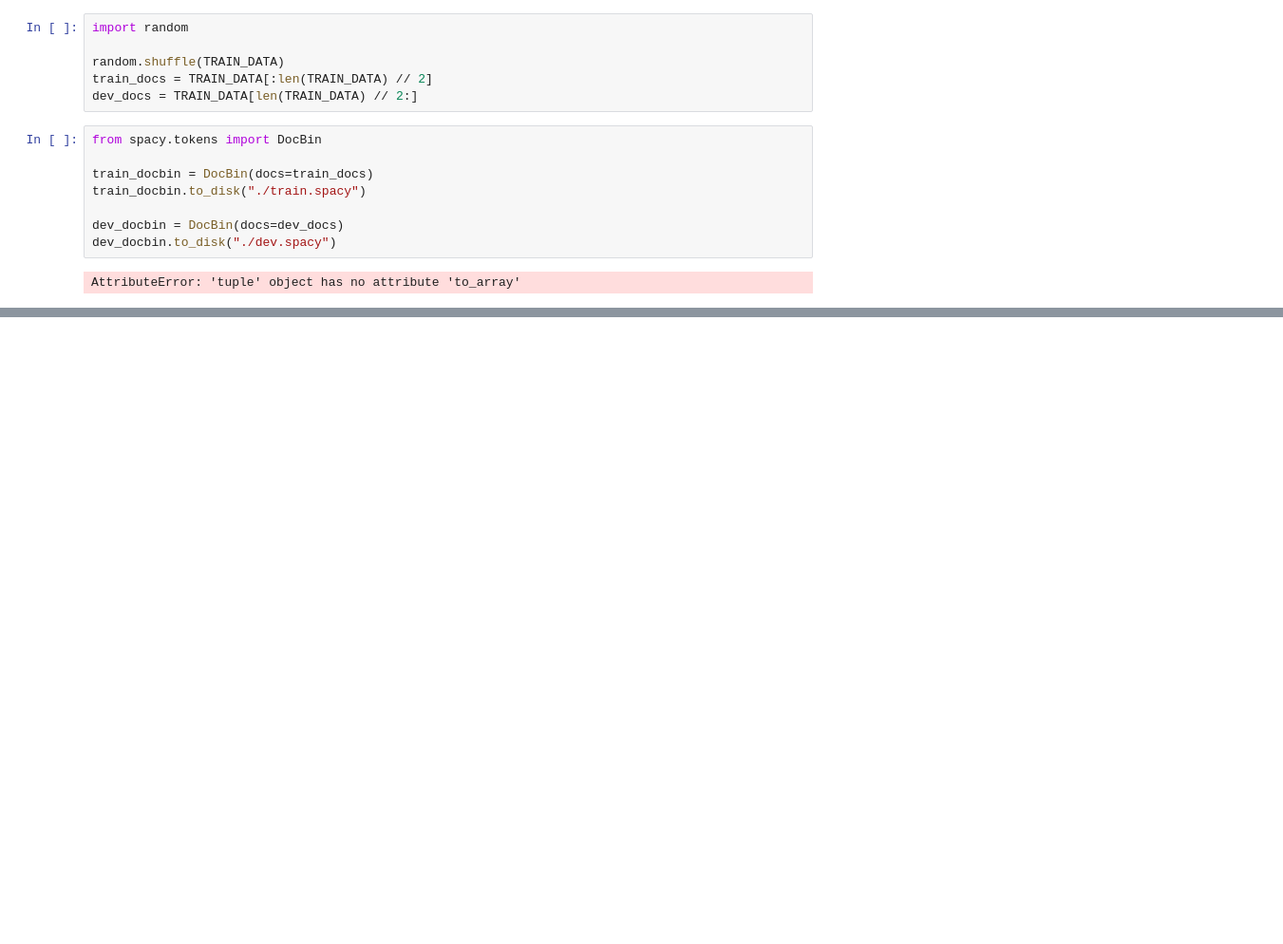
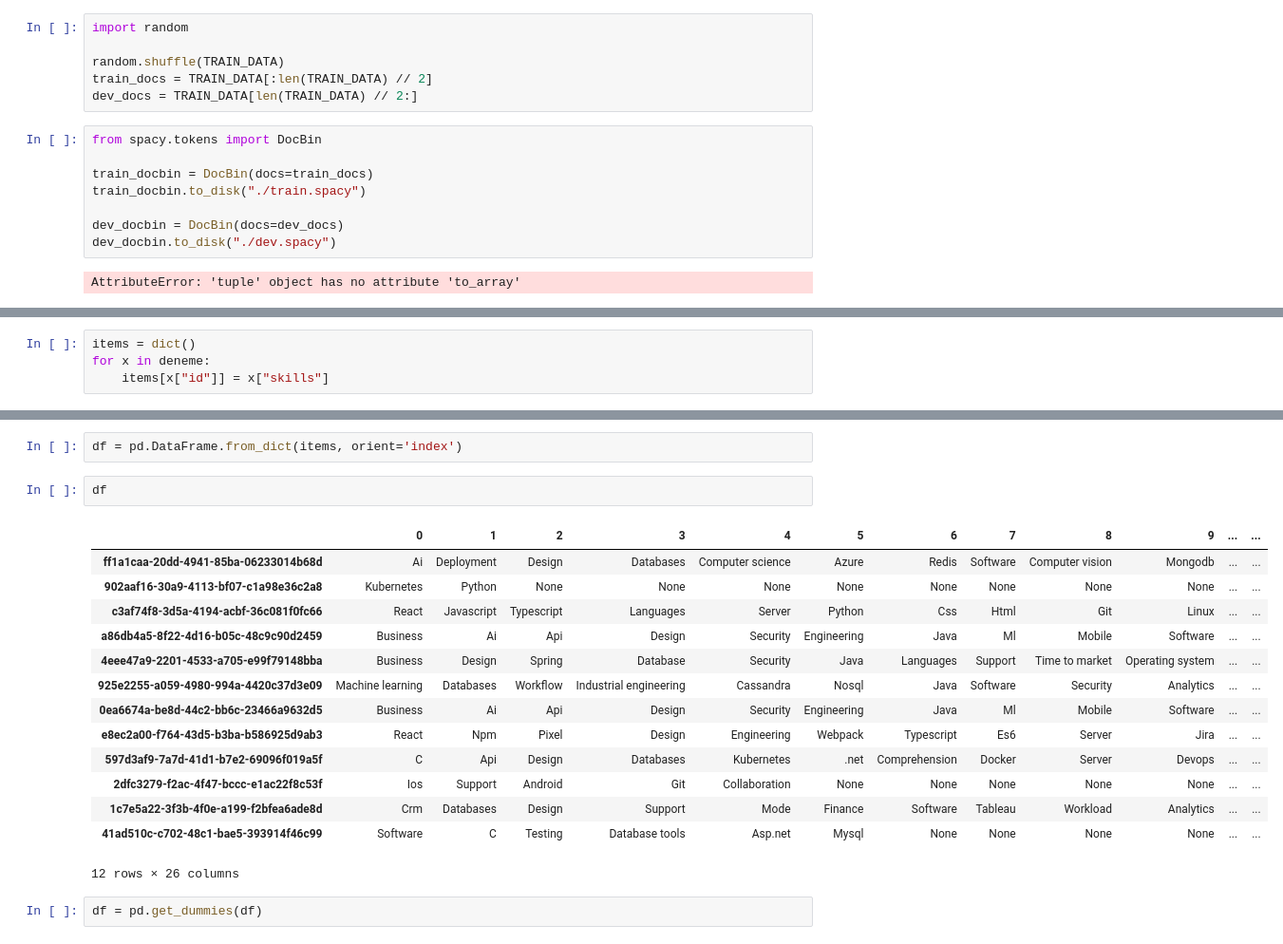
Before and after one commit to burak28/SmartCareerAI, a Jupyter notebook: new_nlp_model.ipynb, the cells around one changed output, grey strips where cells are left out. Shown: that part at 95% size. Drawn from its saved outputs; the diff is of its cells as text; blank space fills up the shorter version.

```diff
--- a/new_nlp_model.ipynb
+++ b/new_nlp_model.ipynb
@@ -87,0 +90,4 @@ AttributeError: 'tuple' object has no attribute 'to_array'
+# %%
+items = dict()
+for x in deneme:
+    items[x["id"]] = x["skills"]
@@ -87,0 +114,21 @@ AttributeError: 'tuple' object has no attribute 'to_array'
+# %%
+df = pd.DataFrame.from_dict(items, orient='index')
+# %%
+df
+# %% [output]
+|  | 0 | 1 | 2 | 3 | 4 | 5 | 6 | 7 | 8 | 9 | ... | ... |
+| ff1a1caa-20dd-4941-85ba-06233014b68d | Ai | Deployment | Design | Databases | Computer science | Azure | Redis | Software | Computer vision | Mongodb | ... | ... |
+| 902aaf16-30a9-4113-bf07-c1a98e36c2a8 | Kubernetes | Python | None | None | None | None | None | None | None | None | ... | ... |
+| c3af74f8-3d5a-4194-acbf-36c081f0fc66 | React | Javascript | Typescript | Languages | Server | Python | Css | Html | Git | Linux | ... | ... |
+| a86db4a5-8f22-4d16-b05c-48c9c90d2459 | Business | Ai | Api | Design | Security | Engineering | Java | Ml | Mobile | Software | ... | ... |
+| 4eee47a9-2201-4533-a705-e99f79148bba | Business | Design | Spring | Database | Security | Java | Languages | Support | Time to market | Operating system | ... | ... |
+| 925e2255-a059-4980-994a-4420c37d3e09 | Machine learning | Databases | Workflow | Industrial engineering | Cassandra | Nosql | Java | Software | Security | Analytics | ... | ... |
+| 0ea6674a-be8d-44c2-bb6c-23466a9632d5 | Business | Ai | Api | Design | Security | Engineering | Java | Ml | Mobile | Software | ... | ... |
+| e8ec2a00-f764-43d5-b3ba-b586925d9ab3 | React | Npm | Pixel | Design | Engineering | Webpack | Typescript | Es6 | Server | Jira | ... | ... |
+| 597d3af9-7a7d-41d1-b7e2-69096f019a5f | C | Api | Design | Databases | Kubernetes | .net | Comprehension | Docker | Server | Devops | ... | ... |
+| 2dfc3279-f2ac-4f47-bccc-e1ac22f8c53f | Ios | Support | Android | Git | Collaboration | None | None | None | None | None | ... | ... |
+| 1c7e5a22-3f3b-4f0e-a199-f2bfea6ade8d | Crm | Databases | Design | Support | Mode | Finance | Software | Tableau | Workload | Analytics | ... | ... |
+| 41ad510c-c702-48c1-bae5-393914f46c99 | Software | C | Testing | Database tools | Asp.net | Mysql | None | None | None | None | ... | ... |
+12 rows × 26 columns
+# %%
+df = pd.get_dummies(df)
```
Also changed, not shown: parts of 18 cells of this notebook, 2 other files.
